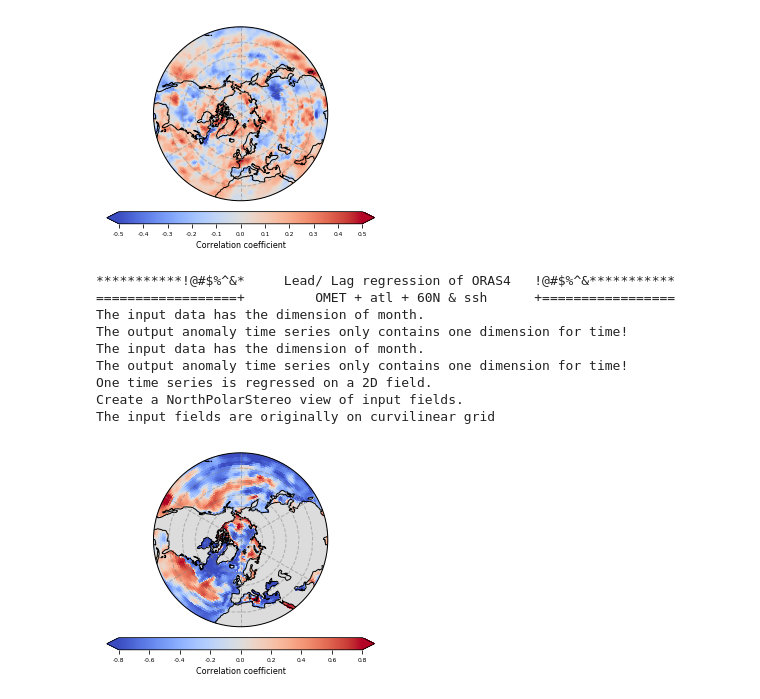
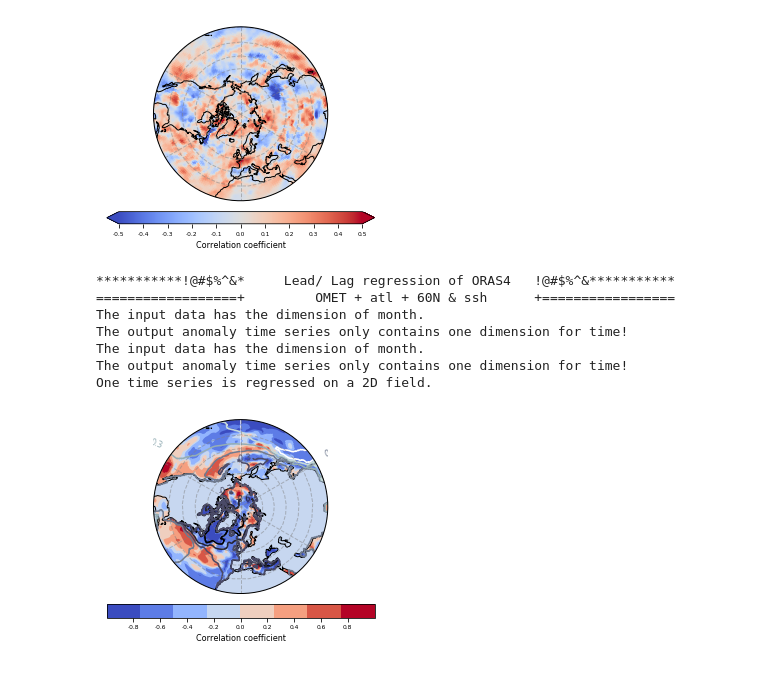
Before and after one commit to geek-yang/AirSeaFlow, a Jupyter notebook: Postprocessing/statistics_spatial/stat_spatial_fields_OMET_oras.ipynb, the cells around one changed output. Cells and saved outputs as stored; diff of their text form; code cells hidden in the pictures.

```diff
--- a/Postprocessing/statistics_spatial/stat_spatial_fields_OMET_oras.ipynb
+++ b/Postprocessing/statistics_spatial/stat_spatial_fields_OMET_oras.ipynb
@@ -46,6 +54,7 @@ if __name__=="__main__":
     datapath = '/home/yang/workbench/Core_Database_AMET_OMET_reanalysis/warehouse_met'
     datapath_ERAI_fields = '/home/yang/workbench/Core_Database_AMET_OMET_reanalysis/ERAI/regression'
     datapath_ORAS4_fields = '/home/yang/workbench/Core_Database_AMET_OMET_reanalysis/ORAS4/regression'
+    datapath_ORAS4_mask = '/home/yang/workbench/Core_Database_AMET_OMET_reanalysis/ORAS4'
     output_path = '/home/yang/NLeSC/Computation_Modeling/Bjerknes/Compensation/MET_leadlag/stat_erai_oras_layer/spatial/fields_omet'
     #####################################################################################
     print ('*********************** extract variables *************************')
@@ -61,6 +70,7 @@ if __name__=="__main__":
                                        'surface_erai_monthly_regress_1979_2017_radiation.nc'))
     dataset_ORAS4_fields_ssh = Dataset(os.path.join(datapath_ORAS4_fields,
                                        'oras_monthly_regress_1958_2017_ssh.nc'))
+    dataset_ORAS4_mask = Dataset(os.path.join(datapath_ORAS4_mask, 'mesh_mask.nc'))
     # extract time series from 1979 to 2016
     # from 20N - 90N
     # 4D fields [year, month, lat, lon]
@@ -103,7 +113,7 @@ if __name__=="__main__":
     glamv_OMET_ORAS4 = dataset_ORAS4_OMET.variables['glamv'][180:,:]
     latitude_fields_ERAI = dataset_ERAI_fields_SIC_SST_SLP.variables['latitude'][:]
     longitude_fields_ERAI = dataset_ERAI_fields_SIC_SST_SLP.variables['longitude'][:]
-
+    mask_ORAS4 = dataset_ORAS4_mask.variables['vmask'][0,0,180:,:]
     # area weighted surface flux
     net_flux_surf_ERAI_area = np.zeros(net_flux_surf_ERAI.shape, dtype=float) # unit W
     net_flux_toa_ERAI_area = np.zeros(net_flux_toa_ERAI.shape, dtype=float)
@@ -337,34 +347,83 @@ The input fields are originally on geographical grid
 # %%
     print ('***********!@#$%^&*     Lead/ Lag regression of ORAS4   !@#$%^&***********')
     print ('==================+         OMET + atl + 60N & ssh      +=================')
     stat_OMET_ORAS4 = meta.statistics.operator(OMET_atl_int_ORAS4[:,:,53])
     stat_OMET_ORAS4.anomaly()
     stat_OMET_ORAS4.detrend()
     # by default, the running mean is taken with a window of 60 months
     stat_OMET_ORAS4.lowpass(window=120, obj='detrend')
     stat_SSH_ORAS4 = meta.statistics.operator(SSH_ORAS4)
     stat_SSH_ORAS4.anomaly()
     stat_SSH_ORAS4.detrend()
     stat_SSH_ORAS4.lowpass(window=120, obj='detrend')
     lag = 0
     k, r, p = meta.statistics.operator.linearRegress(stat_OMET_ORAS4._lowpass,
                                                      stat_SSH_ORAS4._lowpass, lag)
     #ticks = [-0.3, -0.2, -0.1, 0.0, 0.1, 0.2, 0.3]
     #ticks = [-0.5, -0.4, -0.3, -0.2, -0.1, 0.0, 0.1, 0.2, 0.3, 0.4, 0.5]
     ticks = [-0.8, -0.6, -0.4, -0.2, 0.0, 0.2, 0.4, 0.6, 0.8]
     label = 'Correlation coefficient'
-    meta.visualizer.plots.geograph(gphiv_OMET_ORAS4, glamv_OMET_ORAS4, r, p,
-                                   label, ticks, os.path.join(output_path, 'omet_ssh',
-                                   'spatial_ORAS4_atl_OMET_60N_lag_{}_ERAI_ssh_decadal_area.png'.format(lag)),
-                                   gridtype='curvilinear')
+
+    # plot on curvelinear grid
+    lat_iris = iris.coords.AuxCoord(gphiv_OMET_ORAS4, standard_name='latitude', long_name='latitude',
+                                    var_name='lat', units='degrees')
+    lon_iris = iris.coords.AuxCoord(glamv_OMET_ORAS4, standard_name='longitude', long_name='longitude',
+                                    var_name='lon', units='degrees')
+    # assembly the cube for the regression
+    cube_iris = iris.cube.Cube(mask_ORAS4 * r,
+                               long_name='curvilinear field', var_name='field', units='1',
+                               aux_coords_and_dims=[(lat_iris, (0,1)), (lon_iris, (0,1))])
+    coord_sys = iris.coord_systems.GeogCS(iris.fileformats.pp.EARTH_RADIUS)
+    cube_iris.coord('latitude').coord_system = coord_sys
+    cube_iris.coord('longitude').coord_system = coord_sys
+    # assembly the cube for the mean ssh
+    jj, ii = gphiv_OMET_ORAS4.shape
+    ssh_series = SSH_ORAS4.reshape(len(year_ORAS4)*12, jj, ii)
+    ssh_series_mean = np.mean(ssh_series, 0)
+    cube_iris_ssh = iris.cube.Cube(mask_ORAS4 * ssh_series_mean,
+                                   long_name='mean ssh', var_name='field', units='1',
+                                   aux_coords_and_dims=[(lat_iris, (0,1)), (lon_iris, (0,1))])
+    cube_iris_ssh.coord('latitude').coord_system = coord_sys
+    cube_iris_ssh.coord('longitude').coord_system = coord_sys
+    nx = 720
+    ny = 140
+    # regrid the cube
+    cube_regrid, extent = iris.analysis.cartography.project(cube_iris, ccrs.PlateCarree(), nx, ny)
+    cube_ssh_regrid, extent = iris.analysis.cartography.project(cube_iris_ssh,
+                                                                     ccrs.PlateCarree(), nx, ny)
+    # make plots
+    fig = plt.figure()
+    ax = plt.axes(projection=ccrs.NorthPolarStereo())
+    ax.set_extent([-180,180,20,90],ccrs.PlateCarree())
+    ax.set_aspect('1')
+    ax.coastlines()
+    gl = ax.gridlines(linewidth=1, color='gray', alpha=0.5, linestyle='--')
+    theta = np.linspace(0, 2*np.pi, 100)
+    center, radius = [0.5, 0.5], 0.5
+    verts = np.vstack([np.sin(theta), np.cos(theta)]).T
+    circle = mpath.Path(verts * radius + center)
+    ax.set_boundary(circle, transform=ax.transAxes)
+    cs = iplt.contourf(cube_regrid, cmap='coolwarm', vmin=ticks[0], vmax=ticks[-1]) #pcolormesh
+    cbar = fig.colorbar(cs,extend='both', orientation='horizontal',
+                        shrink =0.8, pad=0.05, format="%.1f")
+    cbar.set_label(label,size = 8)
+    cbar.set_ticks(ticks)
+    cbar.ax.tick_params(labelsize = 6)
+    contour = iplt.contour(cube_ssh_regrid, cmap='bone')
+    plt.clabel(contour, inline=True, inline_spacing = 8, fontsize = 8, fmt = '%1.1f')
+    #ii, jj = np.where(p_value<=0.005)
+    #ax.scatter(longitude[jj], latitude[ii], transform=ccrs.Geodetic(),
+    #           s=0.1, c='g',alpha=0.3)
+    iplt.show()
+    fig.savefig(os.path.join(output_path, 'omet_ssh',
+                'spatial_ORAS4_atl_OMET_60N_lag_0_ERAI_ssh_decadal_meanSSH.png'), dpi=300)
+    plt.close(fig)
 # %% [output]
 ***********!@#$%^&*     Lead/ Lag regression of ORAS4   !@#$%^&***********
 ==================+         OMET + atl + 60N & ssh      +=================
 The input data has the dimension of month.
 The output anomaly time series only contains one dimension for time!
 The input data has the dimension of month.
 The output anomaly time series only contains one dimension for time!
 One time series is regressed on a 2D field.
-Create a NorthPolarStereo view of input fields.
-The input fields are originally on curvilinear grid
-[figure, old version]
+[figure, new version]
```
Also changed, not shown: parts of 1 cell of this notebook, 2 other files.
